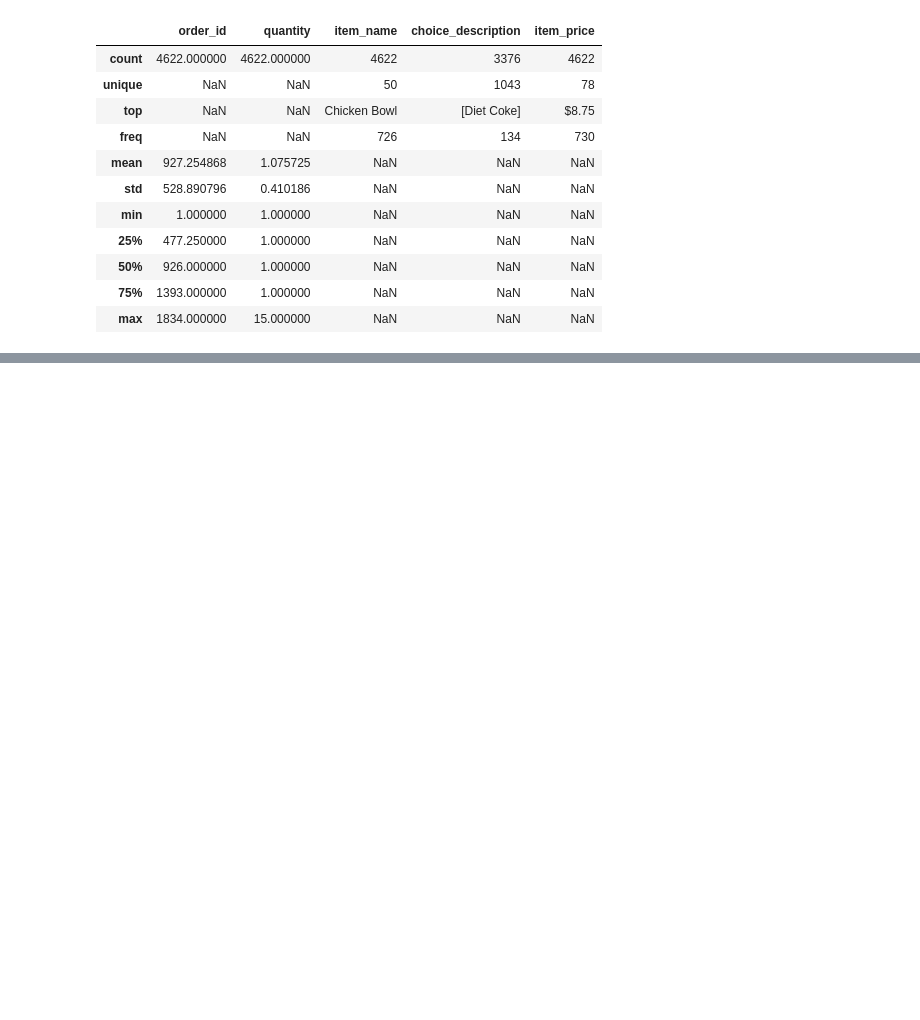
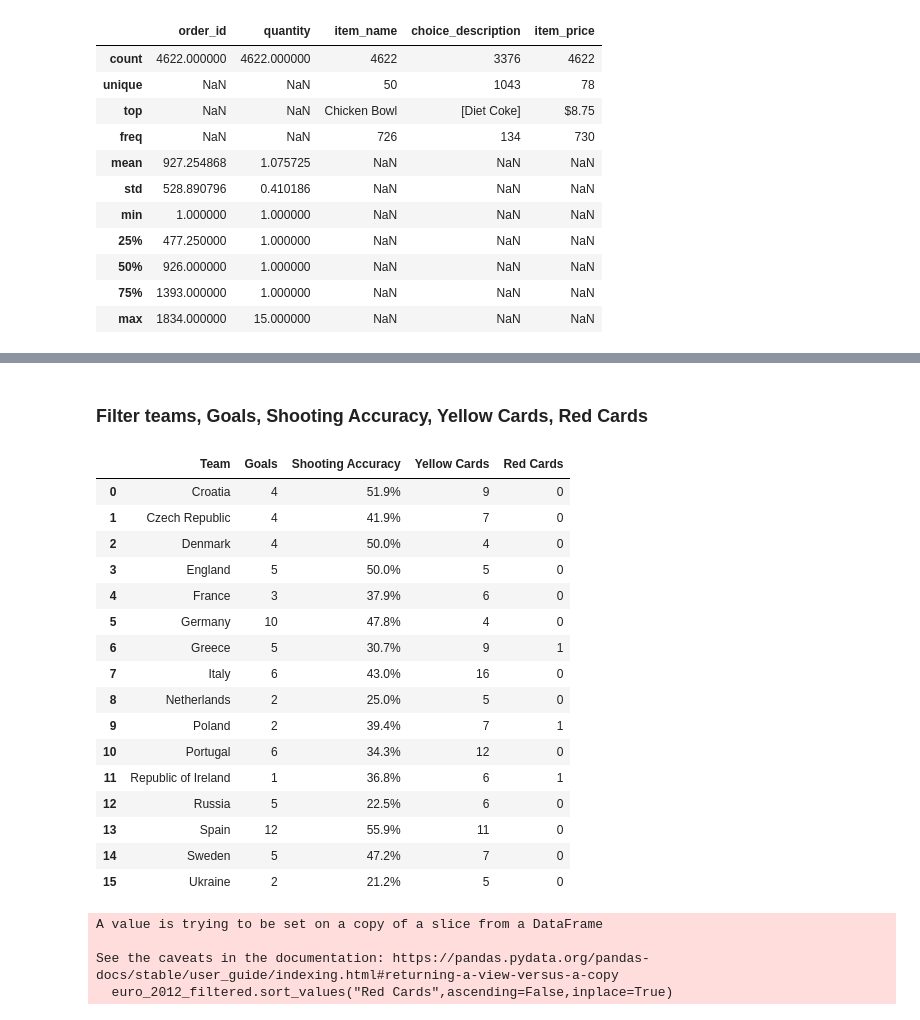
Before and after one commit to Chetan-Lahamge/Data_Science, a Jupyter notebook: Pandas/Pandas - Data Analysis - Deep dive.ipynb, the cells around one changed output, grey strips where cells are left out. Drawn from its saved outputs; the diff is of its cells as text; code cells hidden in the pictures; blank space fills up the shorter version.

Commit message:
Pandas

```diff
--- a/Pandas/Pandas - Data Analysis - Deep dive.ipynb
+++ b/Pandas/Pandas - Data Analysis - Deep dive.ipynb
@@ -152,0 +476,30 @@ purchase_order_df.describe(include="all")
+# %% [markdown]
+### Filter teams, Goals, Shooting Accuracy, Yellow Cards, Red Cards
+# %%
+euro_2012_filtered = euro_2012[["Team","Goals","Shooting Accuracy","Yellow Cards","Red Cards"]]
+euro_2012_filtered
+# %% [output]
+|  | Team | Goals | Shooting Accuracy | Yellow Cards | Red Cards |
+| 0 | Croatia | 4 | 51.9% | 9 | 0 |
+| 1 | Czech Republic | 4 | 41.9% | 7 | 0 |
+| 2 | Denmark | 4 | 50.0% | 4 | 0 |
+| 3 | England | 5 | 50.0% | 5 | 0 |
+| 4 | France | 3 | 37.9% | 6 | 0 |
+| 5 | Germany | 10 | 47.8% | 4 | 0 |
+| 6 | Greece | 5 | 30.7% | 9 | 1 |
+| 7 | Italy | 6 | 43.0% | 16 | 0 |
+| 8 | Netherlands | 2 | 25.0% | 5 | 0 |
+| 9 | Poland | 2 | 39.4% | 7 | 1 |
+| 10 | Portugal | 6 | 34.3% | 12 | 0 |
+| 11 | Republic of Ireland | 1 | 36.8% | 6 | 1 |
+| 12 | Russia | 5 | 22.5% | 6 | 0 |
+| 13 | Spain | 12 | 55.9% | 11 | 0 |
+| 14 | Sweden | 5 | 47.2% | 7 | 0 |
+| 15 | Ukraine | 2 | 21.2% | 5 | 0 |
+# %%
+euro_2012_filtered.sort_values("Red Cards",ascending=False,inplace=True)
+# %% [output]
+A value is trying to be set on a copy of a slice from a DataFrame
+
+See the caveats in the documentation: https://pandas.pydata.org/pandas-docs/stable/user_guide/indexing.html#returning-a-view-versus-a-copy
+  euro_2012_filtered.sort_values("Red Cards",ascending=False,inplace=True)
```
Also changed, not shown: parts of 52 cells of this notebook.
